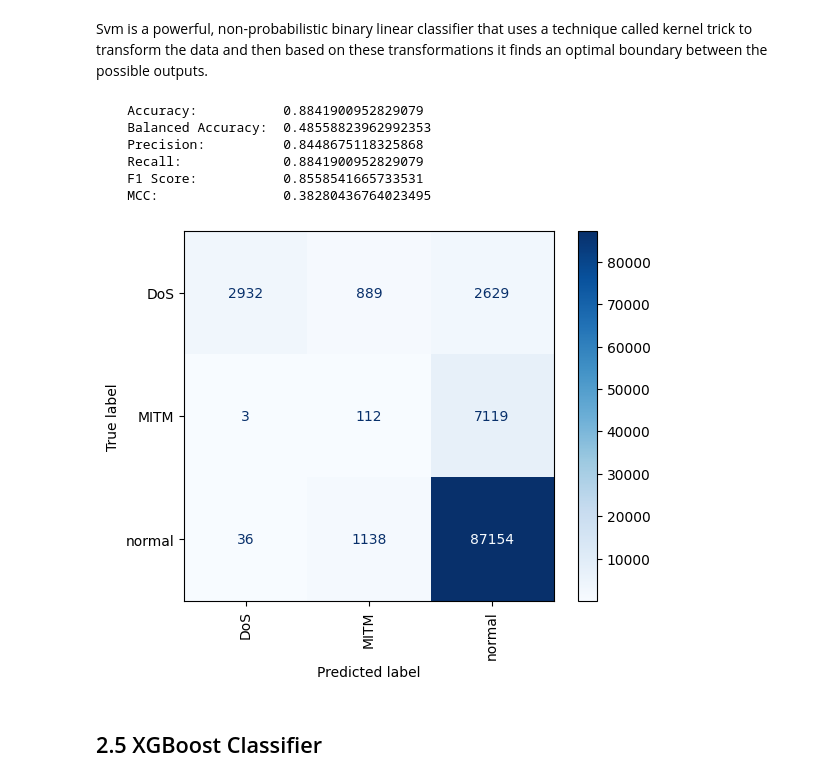
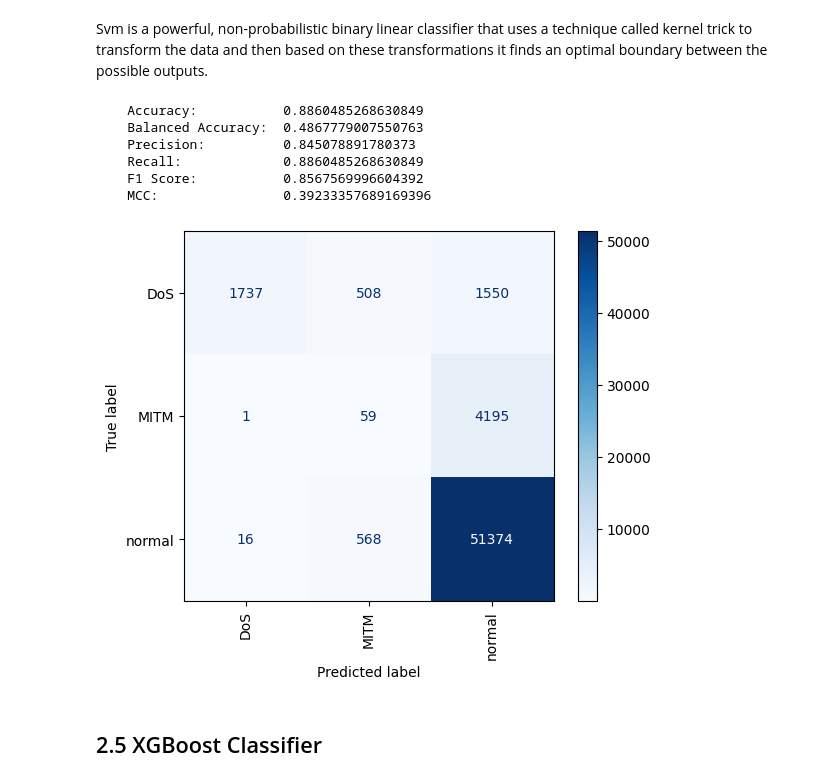
Before and after one commit to vladoodidoo/Leclerc_SXXI, a Jupyter notebook: benchmark_models.ipynb, the cells around one changed output. Saved outputs shown, nothing was run; the diff lists cells and outputs as text; code cells hidden in the pictures.

```diff
--- a/benchmark_models.ipynb
+++ b/benchmark_models.ipynb
@@ -232,4 +244,4 @@ plot_confusion_matrix(y_test_network, rf_preds, rf_clf.classes_)
 A balanced random forest randomly under-samples each bootstrap sample to balance it.
 # %%
 brf_clf = BalancedRandomForestClassifier(max_depth=10, n_estimators=30, random_state=42)
-brf_pipeline = generate_pipeline(brf_clf, X_train_network, y_train_network)
+brf_clf.fit(X_train_network, y_train_network)
@@ -255,23 +269,23 @@ plot_confusion_matrix(y_test_network, brf_preds, brf_pipeline.classes_)
 Svm is a powerful, non-probabilistic binary linear classifier that uses a technique called kernel trick to transform the data and then based on these transformations it finds an optimal boundary between the possible outputs.
 # %%
 svc = LinearSVC(random_state=42, max_iter=100)
-svc_pipeline = generate_pipeline(svc, X_train_network, y_train_network)
+svc_pipeline = svc.fit(X_train_network, y_train_network)
 # %%
-svc_preds = svc_pipeline.predict(X_test_network)
+svc_preds = svc.predict(X_test_network)
 # %%
 report = evaluation_report(y_test_network, svc_preds)
 pretty_print_report(report)
 # %% [output]
-    Accuracy:           0.8841900952829079
-    Balanced Accuracy:  0.48558823962992353
-    Precision:          0.8448675118325868
-    Recall:             0.8841900952829079
-    F1 Score:           0.8558541665733531
-    MCC:                0.38280436764023495
+    Accuracy:           0.8860485268630849
+    Balanced Accuracy:  0.4867779007550763
+    Precision:          0.845078891780373
+    Recall:             0.8860485268630849
+    F1 Score:           0.8567569996604392
+    MCC:                0.39233357689169396
 # %%
-plot_confusion_matrix(y_test_network, svc_preds, svc_pipeline.classes_)
+plot_confusion_matrix(y_test_network, svc_preds, svc.classes_)
 # %% [output]
-[figure, old version]
+[figure, new version]
 # %% [markdown]
 ## 2.5 XGBoost Classifier
 # %% [markdown]
```
Also changed, not shown: parts of 42 cells of this notebook.
